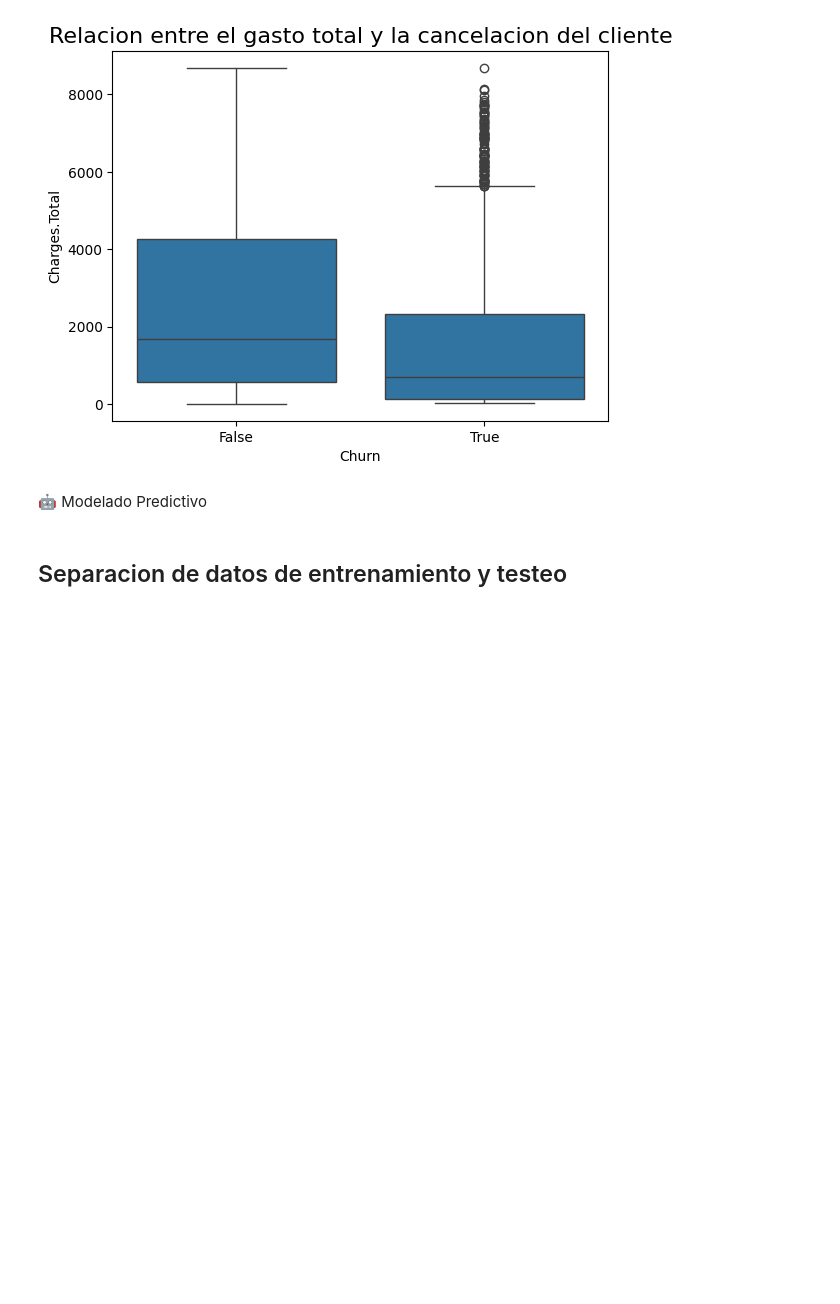
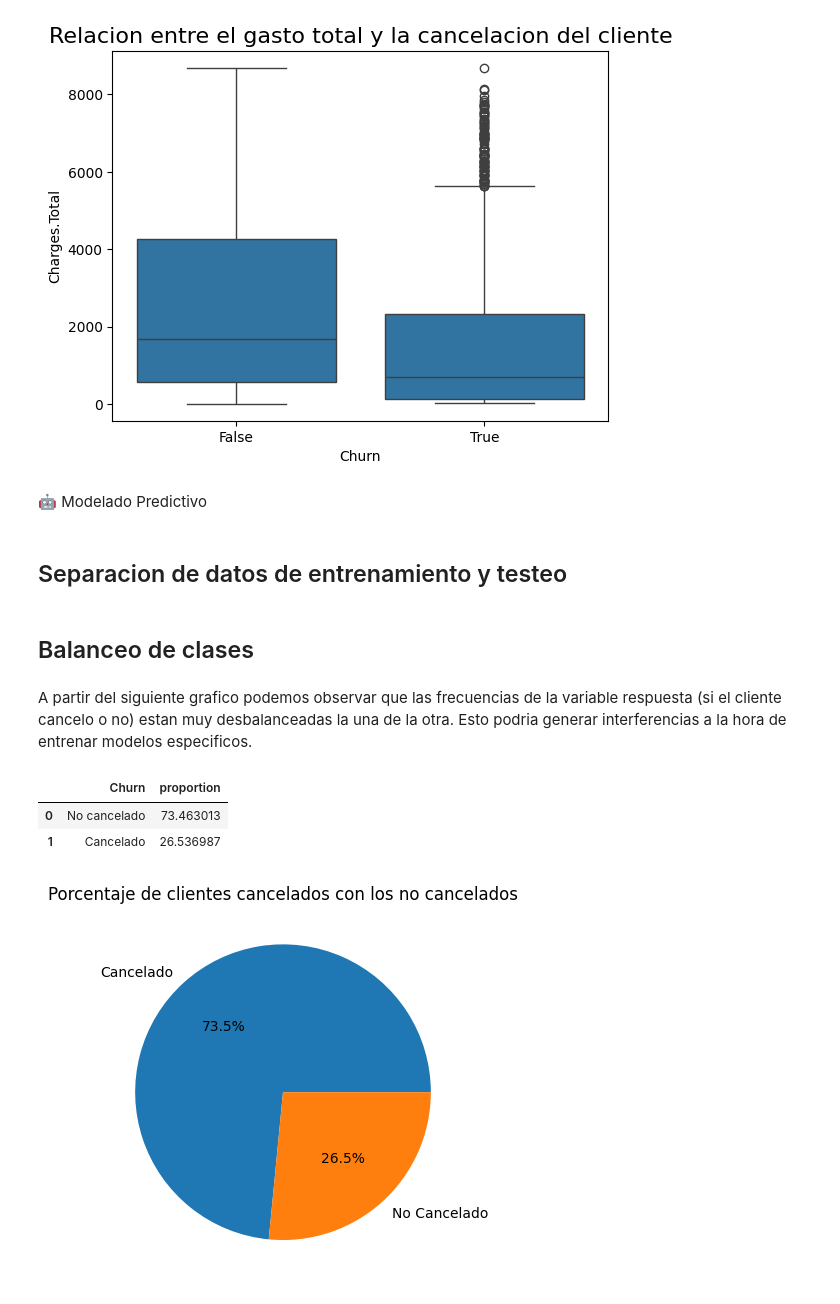
Before and after one commit to lukitasmois/TelecomX_LATAM_2, a Jupyter notebook: TelexomX_parte2_Latam.ipynb, the cells around one changed output. Saved outputs shown, nothing was run; the diff lists cells and outputs as text; code cells hidden in the pictures; blank space fills up the shorter version.

Commit message:
Observo el desbalanceo de la variable respuesta mediante un grafico de torta

```diff
--- a/TelexomX_parte2_Latam.ipynb
+++ b/TelexomX_parte2_Latam.ipynb
@@ -200,3 +200,23 @@ X = datos_cod.drop(columns='Churn')
 y = datos_cod.Churn
 # %%
 X_train, X_test, y_train, y_test = train_test_split(X, y, test_size=0.3, random_state=101)
+# %% [markdown]
+## Balanceo de clases
+# %% [markdown]
+A partir del siguiente grafico podemos observar que las frecuencias de la variable respuesta (si el cliente cancelo o no) estan muy desbalanceadas la una de la otra. Esto podria generar interferencias a la hora de entrenar modelos especificos.
+# %%
+df_churns = datos['Churn'].value_counts(normalize=True)*100
+df_churns = df_churns.reset_index()
+df_churns['Churn'] = df_churns['Churn'].replace({True: 'Cancelado', False: 'No cancelado'})
+df_churns
+# %% [output]
+|  | Churn | proportion |
+| 0 | No cancelado | 73.463013 |
+| 1 | Cancelado | 26.536987 |
+# %%
+plt.pie(df_churns['proportion'], labels=['Cancelado', 'No Cancelado'], autopct='%1.1f%%')
+plt.title('Porcentaje de clientes cancelados con los no cancelados')
+
+plt.show();
+# %% [output]
+[figure, added]
```
